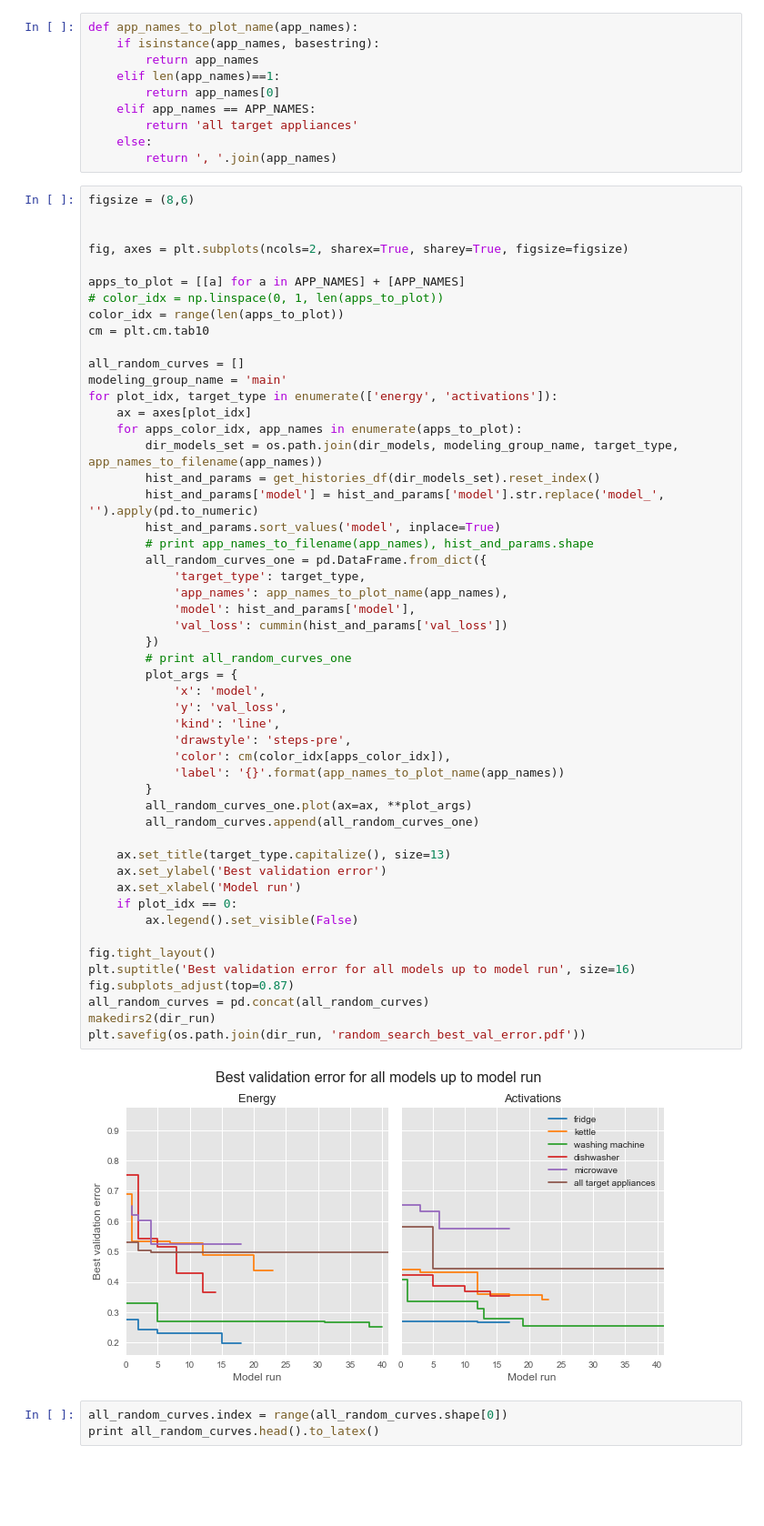
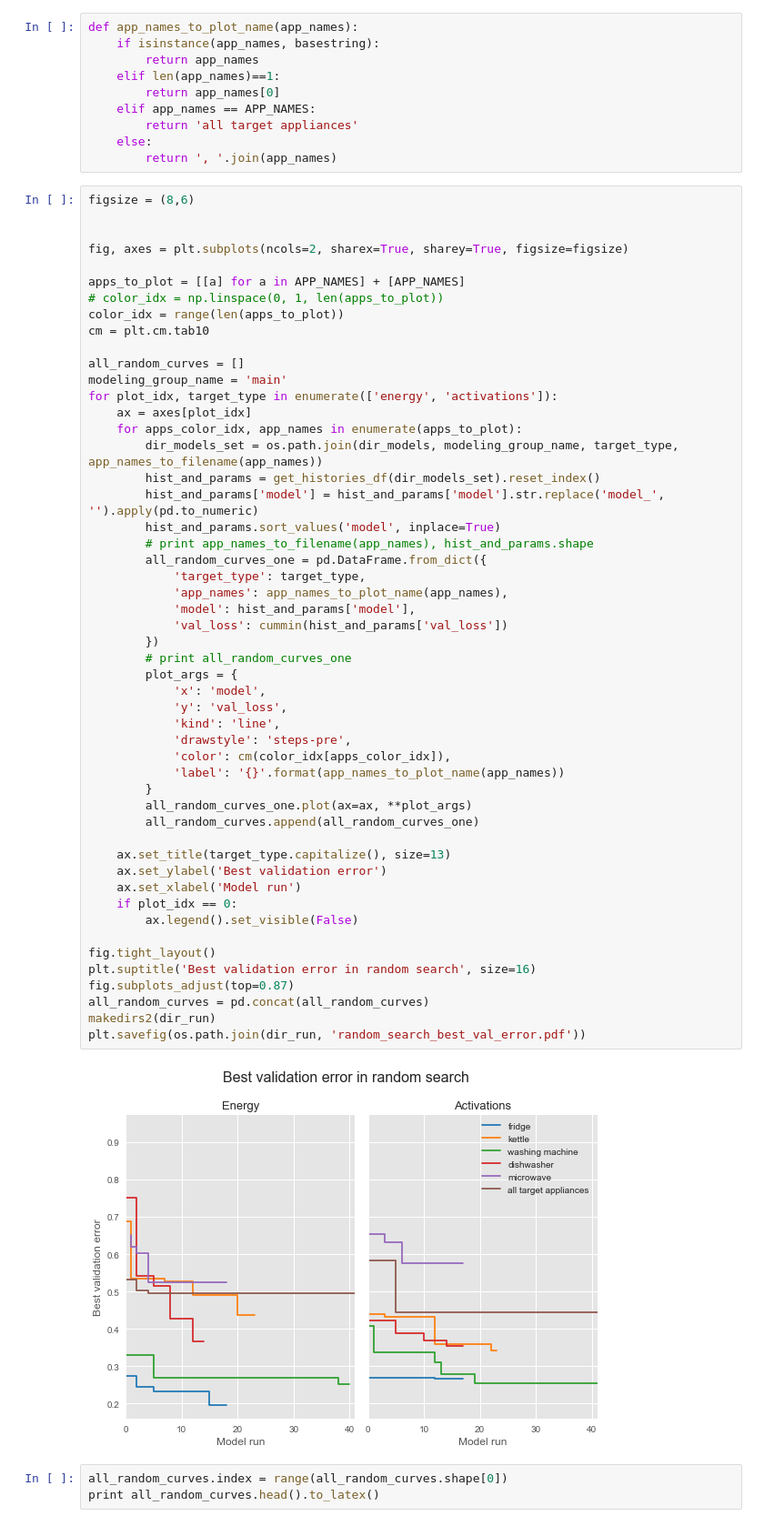
Before and after one commit to sipolac/thesis, a Jupyter notebook: py/build_models.ipynb, the cells around one changed output. Shown at 91% size. Drawn from its saved outputs; the diff is of its cells as text; blank space fills up the shorter version.

```diff
--- a/py/build_models.ipynb
+++ b/py/build_models.ipynb
@@ -210,35 +212,35 @@ for plot_idx, target_type in enumerate(['energy', 'activations']):
         all_random_curves_one = pd.DataFrame.from_dict({
             'target_type': target_type,
             'app_names': app_names_to_plot_name(app_names),
             'model': hist_and_params['model'],
             'val_loss': cummin(hist_and_params['val_loss'])
         })
         # print all_random_curves_one
         plot_args = {
             'x': 'model',
             'y': 'val_loss',
             'kind': 'line',
             'drawstyle': 'steps-pre',
             'color': cm(color_idx[apps_color_idx]),
             'label': '{}'.format(app_names_to_plot_name(app_names))
         }
         all_random_curves_one.plot(ax=ax, **plot_args)
         all_random_curves.append(all_random_curves_one)
 
     ax.set_title(target_type.capitalize(), size=13)
     ax.set_ylabel('Best validation error')
     ax.set_xlabel('Model run')
     if plot_idx == 0:
         ax.legend().set_visible(False)
 
 fig.tight_layout()
-plt.suptitle('Best validation error for all models up to model run', size=16)
+plt.suptitle('Best validation error in random search', size=16)
 fig.subplots_adjust(top=0.87)
 all_random_curves = pd.concat(all_random_curves)
 makedirs2(dir_run)
 plt.savefig(os.path.join(dir_run, 'random_search_best_val_error.pdf'))
 # %% [output]
-[figure, old version]
+[figure, new version]
 # %%
 all_random_curves.index = range(all_random_curves.shape[0])
 print all_random_curves.head().to_latex()
```
Also changed, not shown: parts of 28 cells of this notebook.
